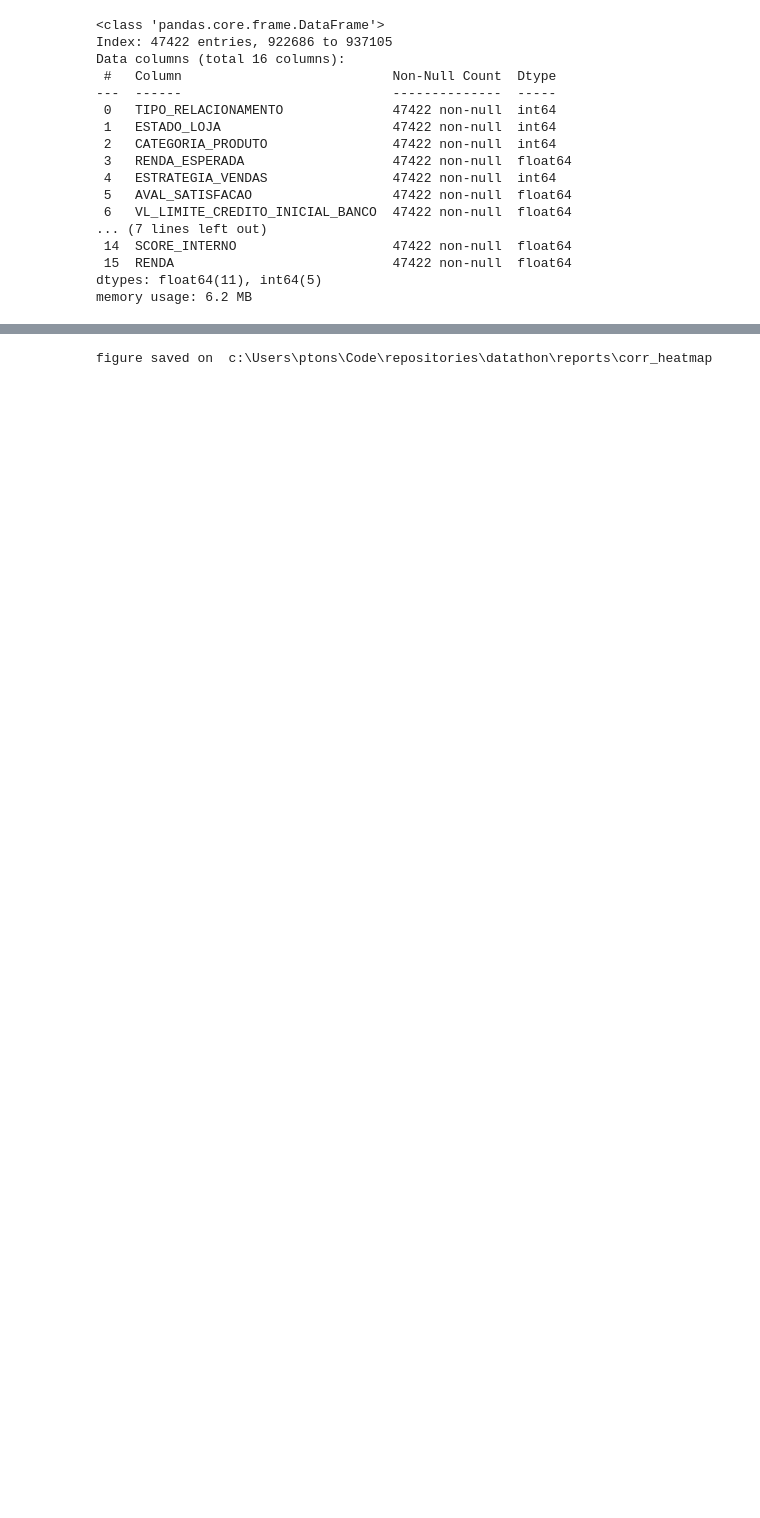
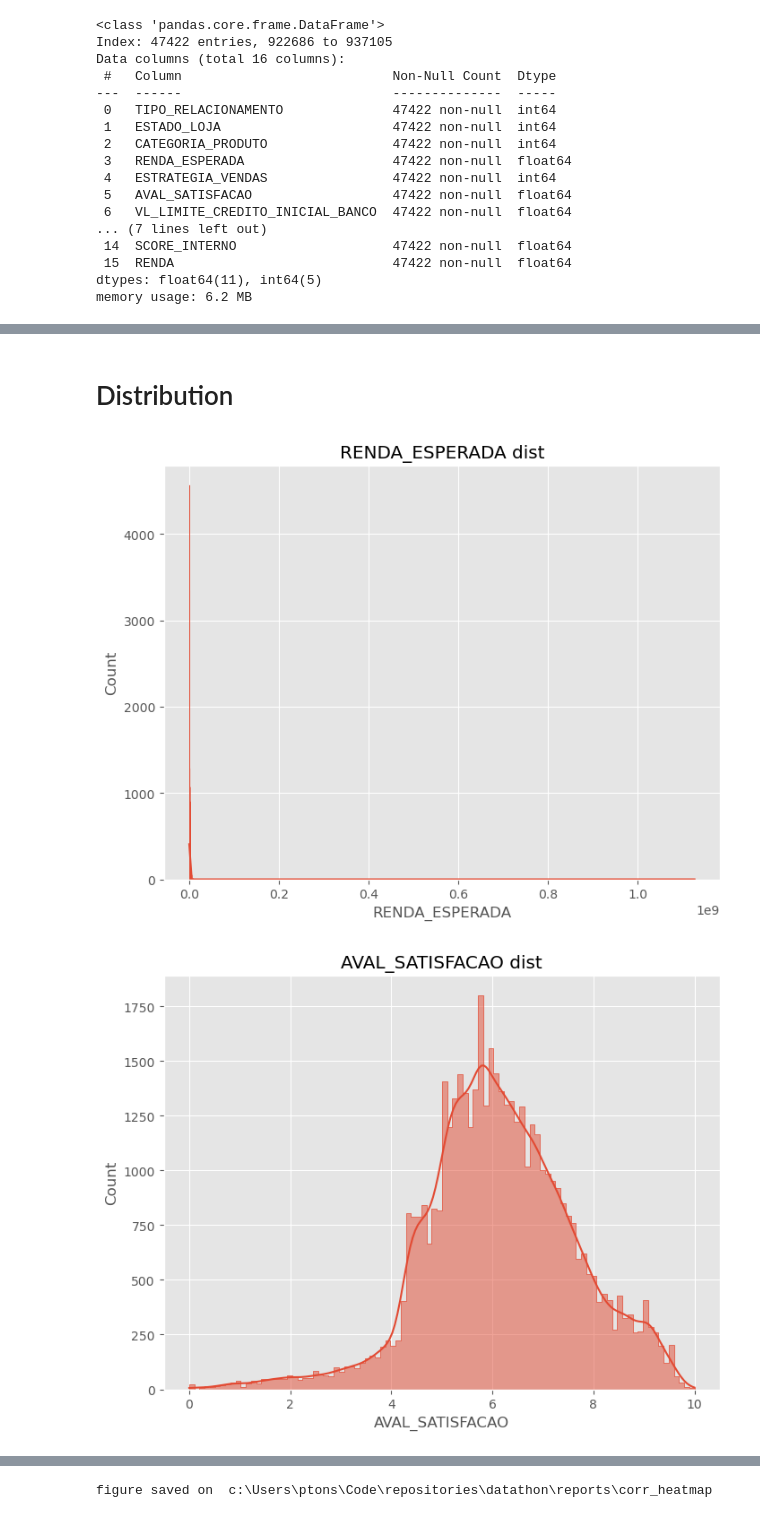
Before and after one commit to ptonso/datathon, a Jupyter notebook: src/01_exploratory.ipynb, the cells around one changed output, grey strips where cells are left out. Cells and saved outputs as stored; diff of their text form; code cells hidden in the pictures; blank space fills up the shorter version.

```diff
--- a/src/01_exploratory.ipynb
+++ b/src/01_exploratory.ipynb
@@ -22,0 +34,4 @@ df = pd.read_csv(path, index_col=0)
+# %%
+# Configurations
+
+save_dists = False
@@ -66,0 +114,17 @@ df.describe()
+# %% [markdown]
+# Distribution
+# %%
+numerical_variables = df[['RENDA_ESPERADA', 'AVAL_SATISFACAO',
+       'VL_LIMITE_CREDITO_INICIAL_BANCO', 'VL_FINANCEIRO_BCB',
+       'VL_OPERACAO_CARTAO_CREDITO', 'VL_LIMITE_CREDITO_BCB',
+       'PONTUACAO_DESEMPENHO', 'TEMPO_EXISTENCIA_ONLINE', 'AVALIACAO_RISCO', 'RENDA']]
+
+if save_dists:
+       for variable in numerical_variables:
+              plot.distribution(df[variable], title=f'{variable} dist', savename=f'{variable}_dist')
+else:
+       for variable in numerical_variables:
+              plot.distribution(df[variable], title=f'{variable} dist')
+# %% [output]
+[figure, added]
+[figure, added]
```
Also changed, not shown: parts of 19 cells of this notebook, 8 other files.
